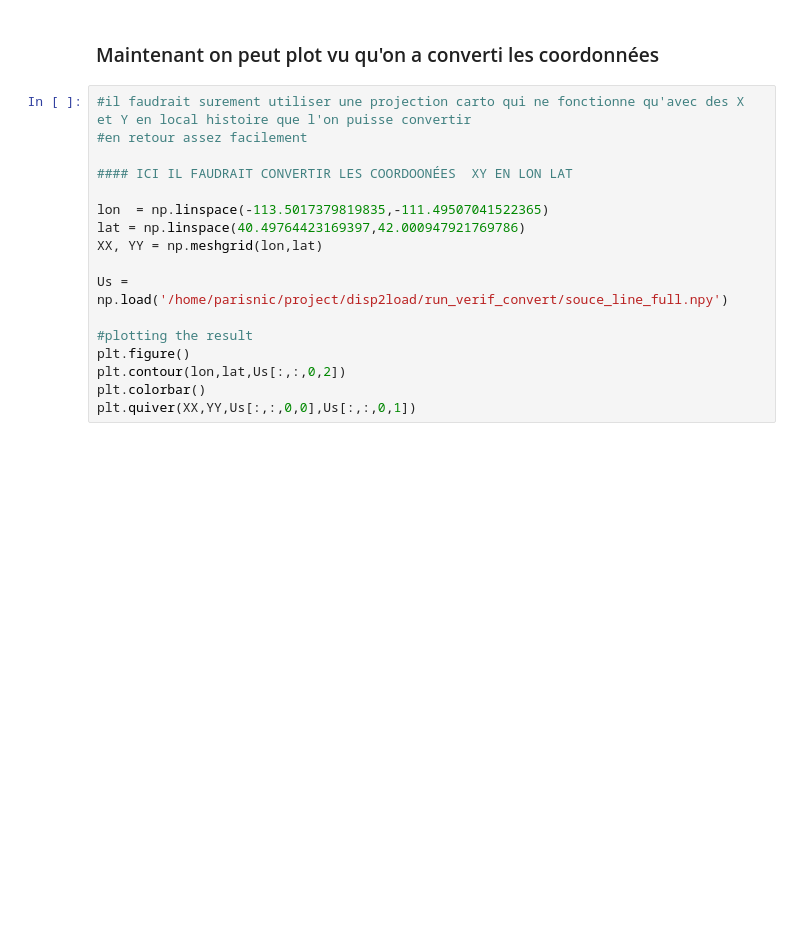
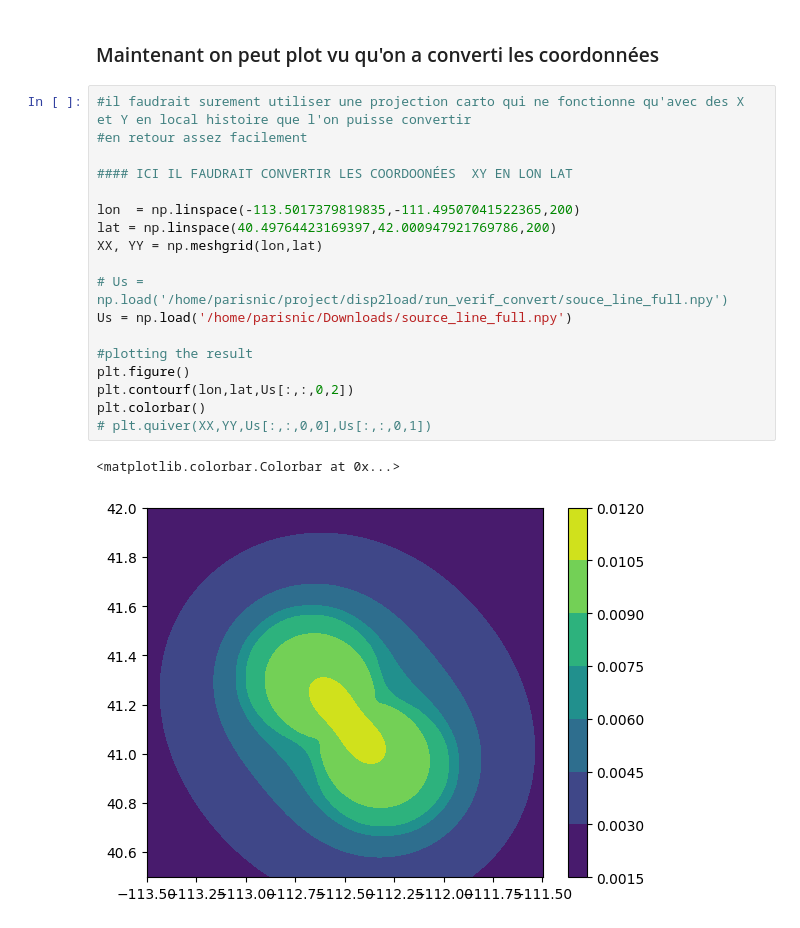
Before and after one commit to Elrondol/disp2load, a Jupyter notebook: Love_problem.ipynb, the cells around one changed output. Drawn from its saved outputs; the diff is of its cells as text; blank space fills up the shorter version.

```diff
--- a/Love_problem.ipynb
+++ b/Love_problem.ipynb
@@ -566,17 +563,21 @@ Latitude: 40.5, Longitude: -113.5
 # %%
 #il faudrait surement utiliser une projection carto qui ne fonctionne qu'avec des X et Y en local histoire que l'on puisse convertir
 #en retour assez facilement
 
 #### ICI IL FAUDRAIT CONVERTIR LES COORDOONÉES  XY EN LON LAT
 
-lon  = np.linspace(-113.5017379819835,-111.49507041522365)
-lat = np.linspace(40.49764423169397,42.000947921769786)
+lon  = np.linspace(-113.5017379819835,-111.49507041522365,200)
+lat = np.linspace(40.49764423169397,42.000947921769786,200)
 XX, YY = np.meshgrid(lon,lat)
 
-Us = np.load('/home/parisnic/project/disp2load/run_verif_convert/souce_line_full.npy')
+# Us = np.load('/home/parisnic/project/disp2load/run_verif_convert/souce_line_full.npy')
+Us = np.load('/home/parisnic/Downloads/source_line_full.npy')
 
 #plotting the result
 plt.figure()
-plt.contour(lon,lat,Us[:,:,0,2])
+plt.contourf(lon,lat,Us[:,:,0,2])
 plt.colorbar()
-plt.quiver(XX,YY,Us[:,:,0,0],Us[:,:,0,1])
+# plt.quiver(XX,YY,Us[:,:,0,0],Us[:,:,0,1])
+# %% [output]
+<matplotlib.colorbar.Colorbar at 0x...>
+[figure, added]
```
Also changed, not shown: parts of 1 cell of this notebook.
